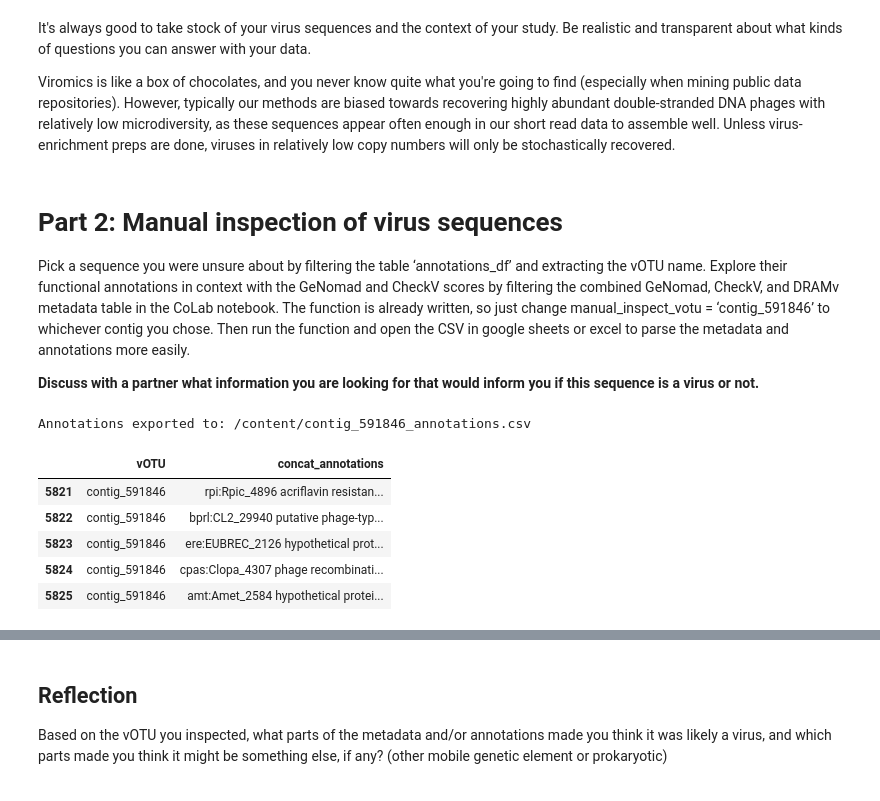
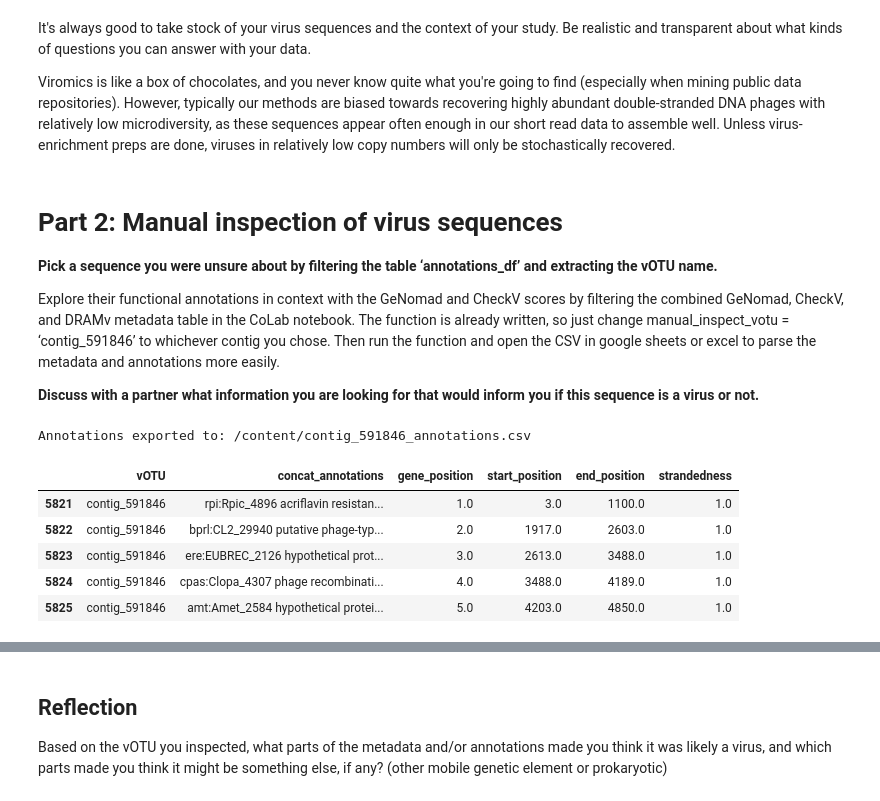
Before and after one commit to jamesriddellv/2026-Viromics-Practicals, a Jupyter notebook: day1_and_2_Bioreactor_viruses_deep_dive_identification.ipynb, the cells around one changed output, grey strips where cells are left out. Cells and saved outputs as stored; diff of their text form; code cells hidden in the pictures.

```diff
--- a/day1_and_2_Bioreactor_viruses_deep_dive_identification.ipynb
+++ b/day1_and_2_Bioreactor_viruses_deep_dive_identification.ipynb
@@ -197,7 +197,9 @@ Viromics is like a box of chocolates, and you never know quite what you're going
 # %% [markdown]
 # Part 2: Manual inspection of virus sequences
 
-Pick a sequence you were unsure about by filtering the table ‘annotations_df’ and extracting the vOTU name. Explore their functional annotations in context with the GeNomad and CheckV scores by filtering the combined GeNomad, CheckV, and DRAMv metadata table in the CoLab notebook. The function is already written, so just change manual_inspect_votu = ‘contig_591846’ to whichever contig you chose. Then run the function and open the CSV in google sheets or excel to parse the metadata and annotations more easily.
+**Pick a sequence you were unsure about by filtering the table ‘annotations_df’ and extracting the vOTU name.**
+
+Explore their functional annotations in context with the GeNomad and CheckV scores by filtering the combined GeNomad, CheckV, and DRAMv metadata table in the CoLab notebook. The function is already written, so just change manual_inspect_votu = ‘contig_591846’ to whichever contig you chose. Then run the function and open the CSV in google sheets or excel to parse the metadata and annotations more easily.
 
 **Discuss with a partner what information you are looking for that would inform you if this sequence is a virus or not.**
 # %%
@@ -208,28 +210,32 @@ votu_annotations = pd.read_csv(path)
 # %%
 manual_inspect_votu = 'contig_591846' # replace with the vOTU name you want to manually inspect.
 
 columns_to_inspect = [
     'vOTU',
-    'concat_annotations' # contains all annotations for each tool per gene separated by ';'
+    'concat_annotations',
+    'gene_position',
+    'start_position',
+    'end_position',
+    'strandedness'# contains all annotations for each tool per gene separated by ';'
     # can add more columns from votu_annotations.columns if you wish
     ]
 
 votu_annotations_subset = votu_annotations[columns_to_inspect]
 
 annotations_df = sh.get_annotations(manual_inspect_votu, votu_annotations_subset)
 
 # Export as a temporary CSV file (which can be opened in the side tab, or downloaded and opened in a table viewer (e.g., Excel, Sheets))
 temp_csv_path = f'/content/{manual_inspect_votu}_annotations.csv'
 annotations_df.to_csv(temp_csv_path, index=False)
 print(f"Annotations exported to: {temp_csv_path}")
 
 # Display the head of the DataFrame to confirm
 annotations_df.head()
 # %% [output]
 Annotations exported to: /content/contig_591846_annotations.csv
-|  | vOTU | concat_annotations |
-| 5821 | contig_591846 | rpi:Rpic_4896 acriflavin resistan... |
-| 5822 | contig_591846 | bprl:CL2_29940 putative phage-typ... |
-| 5823 | contig_591846 | ere:EUBREC_2126 hypothetical prot... |
-| 5824 | contig_591846 | cpas:Clopa_4307 phage recombinati... |
-| 5825 | contig_591846 | amt:Amet_2584 hypothetical protei... |
+|  | vOTU | concat_annotations | gene_position | start_position | end_position | strandedness |
+| 5821 | contig_591846 | rpi:Rpic_4896 acriflavin resistan... | 1.0 | 3.0 | 1100.0 | 1.0 |
+| 5822 | contig_591846 | bprl:CL2_29940 putative phage-typ... | 2.0 | 1917.0 | 2603.0 | 1.0 |
+| 5823 | contig_591846 | ere:EUBREC_2126 hypothetical prot... | 3.0 | 2613.0 | 3488.0 | 1.0 |
+| 5824 | contig_591846 | cpas:Clopa_4307 phage recombinati... | 4.0 | 3488.0 | 4189.0 | 1.0 |
+| 5825 | contig_591846 | amt:Amet_2584 hypothetical protei... | 5.0 | 4203.0 | 4850.0 | 1.0 |
```
Also changed, not shown: parts of 4 cells of this notebook.
